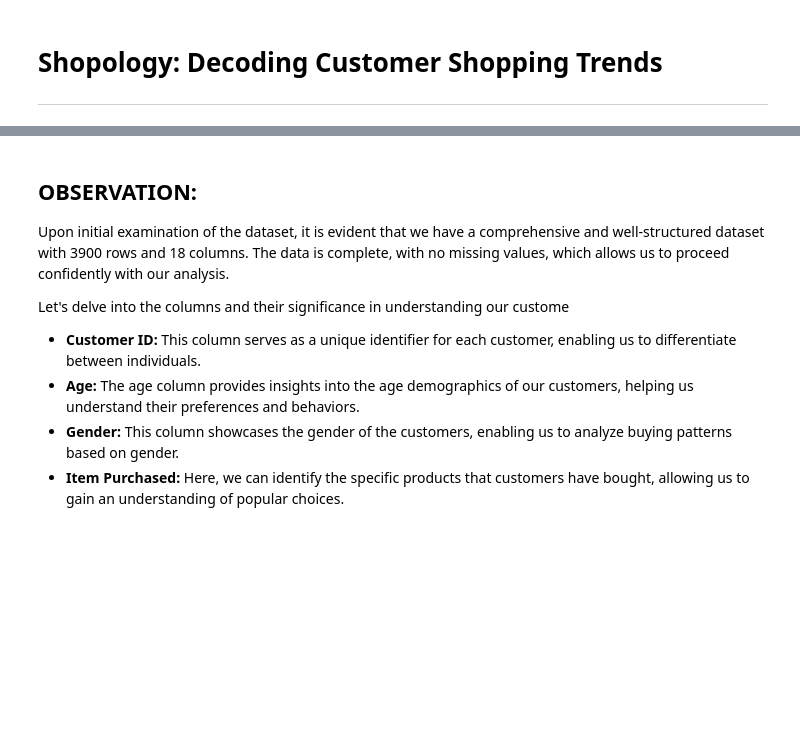
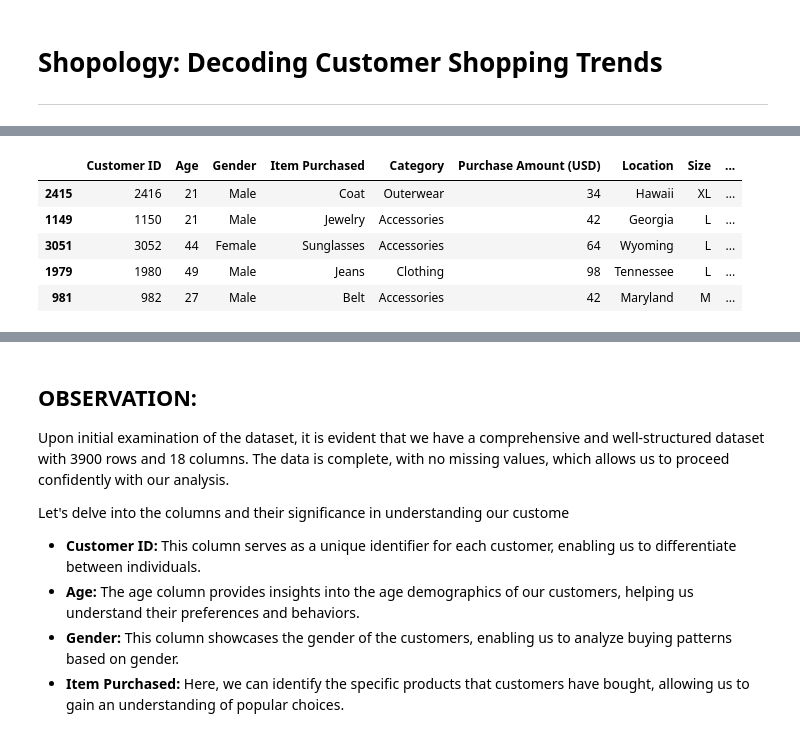
Before and after one commit to Mobashirahmed/Identifying-Shopping-Trends_using-Data-Analysis-, a Jupyter notebook: EDA-ShoppingTrendsAnalysis.ipynb, the cells around one changed output, grey strips where cells are left out. Saved outputs shown, nothing was run; the diff lists cells and outputs as text; code cells hidden in the pictures; blank space fills up the shorter version.

```diff
--- a/EDA-ShoppingTrendsAnalysis.ipynb
+++ b/EDA-ShoppingTrendsAnalysis.ipynb
@@ -25 +75,11 @@ shop.tail()
+# %%
+# this will give us arbitarily any 5 rows from the data-set
+shop.sample(5)
+# %% [output]
+|  | Customer ID | Age | Gender | Item Purchased | Category | Purchase Amount (USD) | Location | Size | ... |
+| 2415 | 2416 | 21 | Male | Coat | Outerwear | 34 | Hawaii | XL | ... |
+| 1149 | 1150 | 21 | Male | Jewelry | Accessories | 42 | Georgia | L | ... |
+| 3051 | 3052 | 44 | Female | Sunglasses | Accessories | 64 | Wyoming | L | ... |
+| 1979 | 1980 | 49 | Male | Jeans | Clothing | 98 | Tennessee | L | ... |
+| 981 | 982 | 27 | Male | Belt | Accessories | 42 | Maryland | M | ... |
 # %%
```
Also changed, not shown: parts of 15 cells of this notebook, 2 other files.
